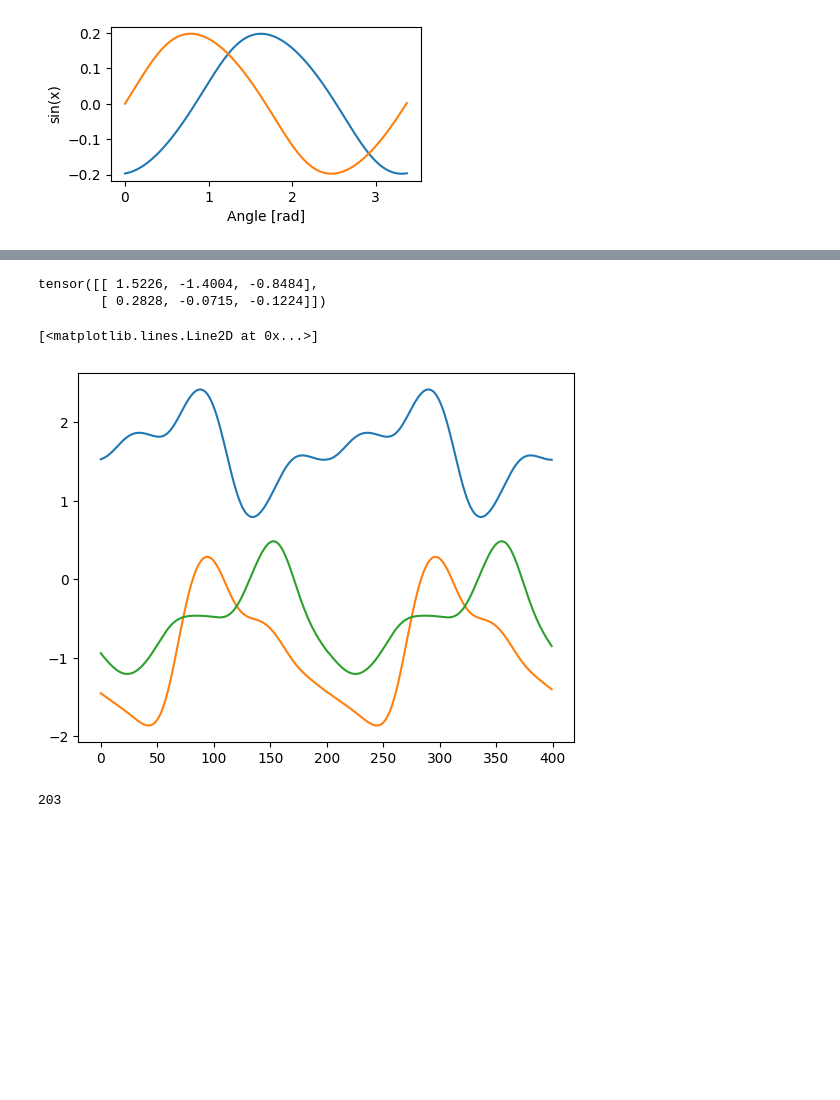
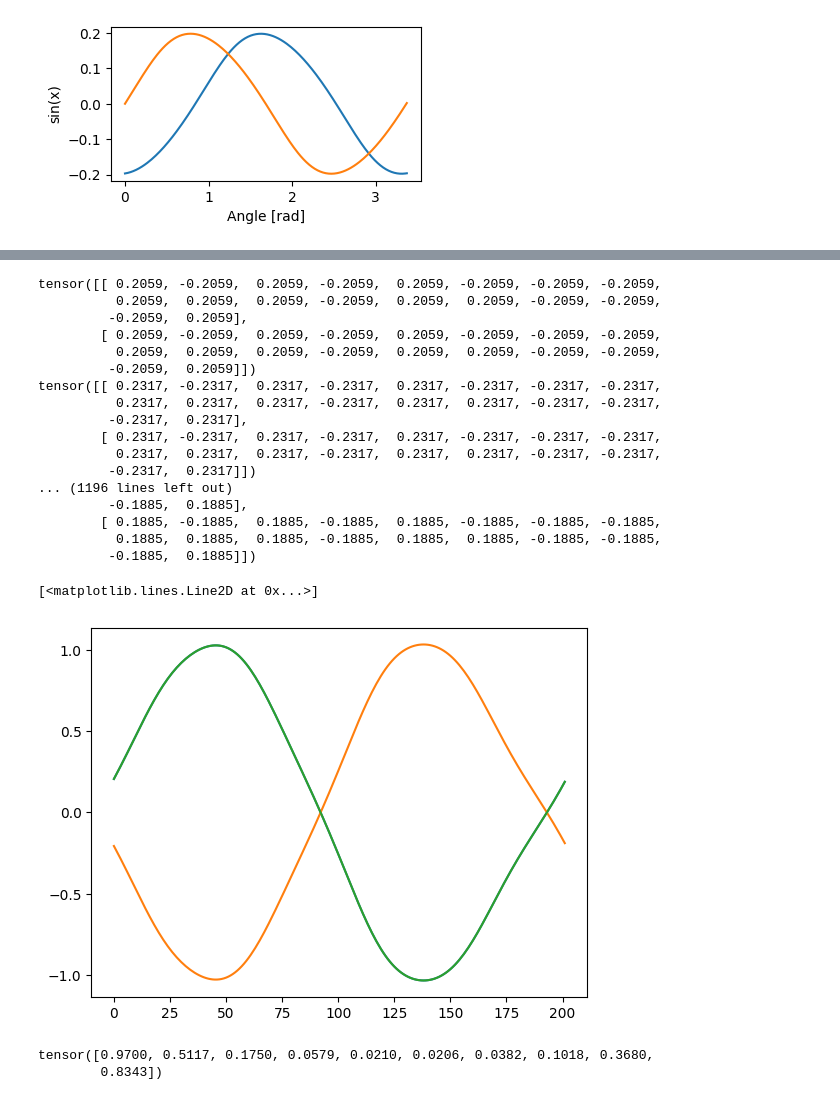
Before and after one commit to Leung555/OmniIsaacGymEnvs, a Jupyter notebook: omniisaacgymenvs/ES/notebook.ipynb, the cells around one changed output, grey strips where cells are left out. Saved outputs shown, nothing was run; the diff lists cells and outputs as text; code cells hidden in the pictures; blank space fills up the shorter version.

Commit message:
fixing RBF output

```diff
--- a/omniisaacgymenvs/ES/notebook.ipynb
+++ b/omniisaacgymenvs/ES/notebook.ipynb
@@ -582,6 +582,7 @@ nc = 10;     # Number of kernels
 W  = [0]*nc; # Weights
 s  = 0.04;   # Kernel variance
 KENNE  = [0]*nc  # Kernels
+_KENNE  = np.zeros((len(x), nc))  # Kernels
 
 ci = np.asarray(np.around(np.linspace(1, period, nc+1)), dtype=int)
 
@@ -602,6 +603,12 @@ for i in range(nc):
     ry   = [q - cy[i] for q in y]
     KENNE[i] = np.exp(-(np.power((rx),2) + np.power((ry),2))/s)
 
+for i in range(len(x)):
+    _rx   = [x[i] - np.array(cx)]
+    _ry   = [y[i] - np.array(cy)]
+    print(_rx)
+    _KENNE[i] = np.exp(-(np.power((_rx),2) + np.power((_ry),2))/s)[0]
+
 for i in range(nc):
     plt.plot(t, KENNE[i])
 
@@ -648,13 +680,14 @@ W = torch.Tensor([[ cos(omega) ,  sin(omega)],
                   [-sin(omega) ,  cos(omega)]])
 o1 = torch.Tensor.repeat(torch.Tensor([0.00]), POPSIZE).unsqueeze(1)
 o2 = torch.Tensor.repeat(torch.Tensor([0.18]), POPSIZE).unsqueeze(1)
-O = torch.Tensor([[0.01, 0.18]]).expand(POPSIZE, 2)
+O = torch.Tensor([[-0.197, 0.0]]).expand(POPSIZE, 2)
 # O = torch.Tensor([[0.0, -0.2]]).expand(POPSIZE, 2)
 t, x, y, period = pre_compute_cpg()
 # Rbf network
 num_basis = 10
-num_output = 3
+num_output = 18
 var = 25
+KENNE  = [0]*num_basis  # Kernels
 
 ci = np.asarray(np.around(np.linspace(1, period, num_basis+1)), dtype=int)
 
@@ -673,46 +706,76 @@ for k in range(len(ci)):
 for i in range(nc):
     rx   = [q - cx[i] for q in x]
     ry   = [q - cy[i] for q in y]
+    KENNE[i] = np.exp(-(np.power((rx),2) + np.power((ry),2))/s)
+KENNE = torch.from_numpy(np.array(KENNE).T)
 
 cx = torch.Tensor(cx)
 cy = torch.Tensor(cy)
 weights = torch.randn(POPSIZE, num_basis, num_output,)
 rbf_array = []
+x1 = np.linspace(0, 2*np.pi, num_basis)
+y1 = np.sin(x1) * 0.5
+x2 = np.linspace(np.pi/2, 3*(np.pi)-np.pi/2, num_basis)
+y2 = np.sin(x2) + 1.4
+# print('y2: ', y2)
+ze = np.ones_like(y1)
+z = np.array([-1,0,0,0,0,0,0,0,0,1])
+weights = torch.Tensor([ z, y1, ze]).T.repeat(POPSIZE, 1, 1)
+
+weights = torch.Tensor([  y1,-y1, y1, -y1, y1,-y1,
+                         -y1,-y1, y1,  y1, y1,-y1,
+                          y1, y1,-y1, -y1,-y1, y1]).T.repeat(POPSIZE, 1, 1)
 # %%
 output = []
 with torch.no_grad():
     period = 0
-    for i in range(400):
+    for i in range(202):
         # print(period)
 
         # o1 = torch.tanh(1.01*( o1p*cos(omega) + o2p*sin(omega)))
         # o2 = torch.tanh(1.01*(-o1p*sin(omega) + o2p*cos(omega)))
         # O = torch.tanh(1.01*torch.matmul(O, W))
         # print('o1', o1)
         # posto1 = torch.sum(weights[0]*np.exp(variance*(o1 - centers)), dim=1)
         # posto2 = torch.sum(weights[1]*np.exp(variance*(o2 - centers)), dim=1)
-        a = torch.exp(-var * ((x[period]-cx) ** 2 + (y[period]-cy) ** 2))
-        post = torch.matmul(a, weights)
+        # a = torch.exp(-var * ((x[period]-cx) ** 2 + (y[period]-cy) ** 2))
+        post = torch.matmul(KENNE[period].float(), weights)
 
         # # cpg_out = torch.stack([posto1,posto2])
         output.append(post.tolist())
         # o1p = o1
         # o2p = o2
 
         period += 1
         if period > 201:
             period = 0
-    print(post)
+        print(post)
 plt.plot(np.array(output)[:,0,0])
 plt.plot(np.array(output)[:,0,1])
 plt.plot(np.array(output)[:,0,2])
 # plt.plot(output[:,1:2])
 # %% [output]
-tensor([[ 1.5226, -1.4004, -0.8484],
-        [ 0.2828, -0.0715, -0.1224]])
+tensor([[ 0.2059, -0.2059,  0.2059, -0.2059,  0.2059, -0.2059, -0.2059, -0.2059,
+          0.2059,  0.2059,  0.2059, -0.2059,  0.2059,  0.2059, -0.2059, -0.2059,
+         -0.2059,  0.2059],
+        [ 0.2059, -0.2059,  0.2059, -0.2059,  0.2059, -0.2059, -0.2059, -0.2059,
+          0.2059,  0.2059,  0.2059, -0.2059,  0.2059,  0.2059, -0.2059, -0.2059,
+         -0.2059,  0.2059]])
+tensor([[ 0.2317, -0.2317,  0.2317, -0.2317,  0.2317, -0.2317, -0.2317, -0.2317,
+          0.2317,  0.2317,  0.2317, -0.2317,  0.2317,  0.2317, -0.2317, -0.2317,
+         -0.2317,  0.2317],
+        [ 0.2317, -0.2317,  0.2317, -0.2317,  0.2317, -0.2317, -0.2317, -0.2317,
+          0.2317,  0.2317,  0.2317, -0.2317,  0.2317,  0.2317, -0.2317, -0.2317,
+         -0.2317,  0.2317]])
+... (1196 lines left out)
+         -0.1885,  0.1885],
+        [ 0.1885, -0.1885,  0.1885, -0.1885,  0.1885, -0.1885, -0.1885, -0.1885,
+          0.1885,  0.1885,  0.1885, -0.1885,  0.1885,  0.1885, -0.1885, -0.1885,
+         -0.1885,  0.1885]])
 [<matplotlib.lines.Line2D at 0x...>]
-[figure, old version]
+[figure, new version]
-# %%
-len(x)
-# %% [output]
-203
+# %%
+a
+# %% [output]
+tensor([0.9700, 0.5117, 0.1750, 0.0579, 0.0210, 0.0206, 0.0382, 0.1018, 0.3680,
+        0.8343])
```
Also changed, not shown: parts of 2 cells of this notebook, 4 other files.
